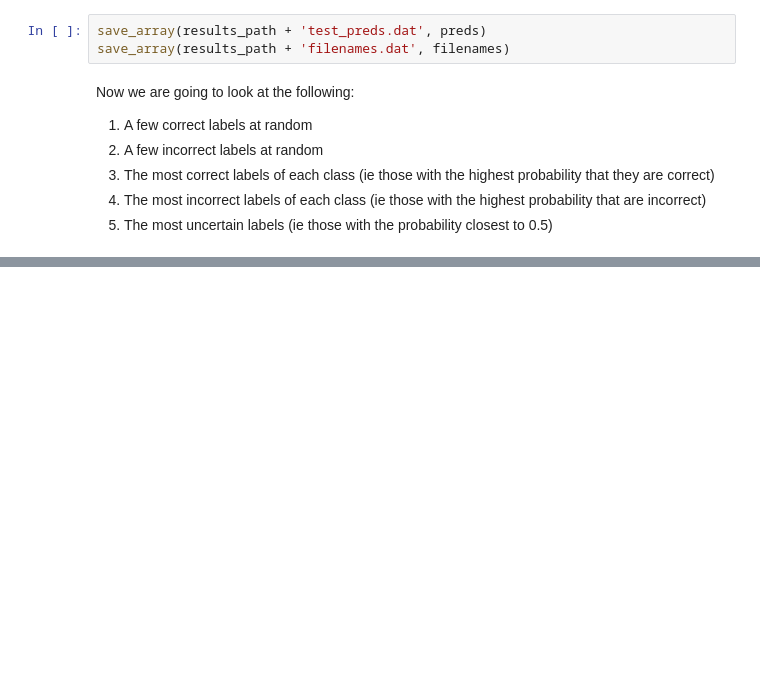
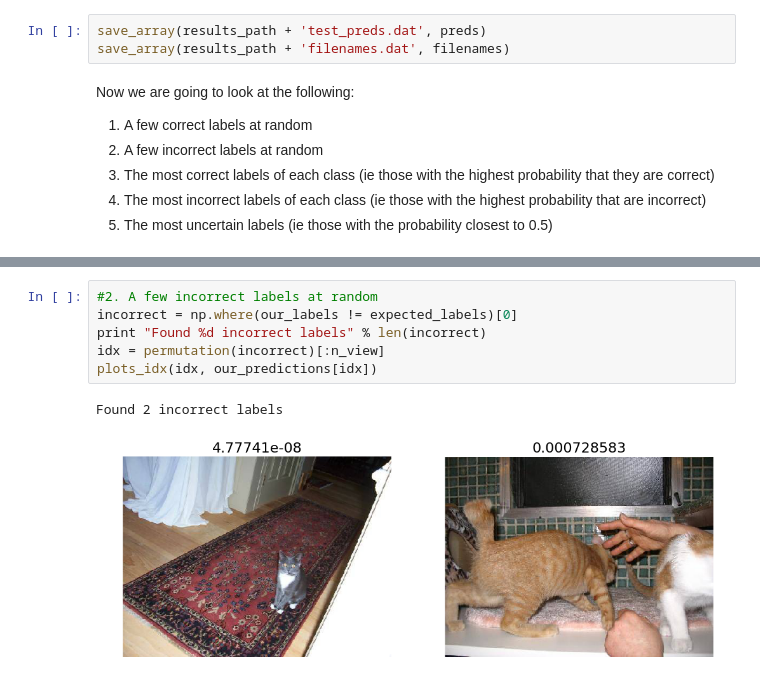
Before and after one commit to organicmatters/Learnfastai, a Jupyter notebook: deeplearning1/nbs/lesson1self.ipynb, the cells around one changed output, grey strips where cells are left out. Drawn from its saved outputs; the diff is of its cells as text; blank space fills up the shorter version.

```diff
--- a/deeplearning1/nbs/lesson1self.ipynb
+++ b/deeplearning1/nbs/lesson1self.ipynb
@@ -237,0 +260,9 @@ val_batches, probs = vgg.test(valid_path, batch_size = batch_size)
+# %%
+#2. A few incorrect labels at random
+incorrect = np.where(our_labels != expected_labels)[0]
+print "Found %d incorrect labels" % len(incorrect)
+idx = permutation(incorrect)[:n_view]
+plots_idx(idx, our_predictions[idx])
+# %% [output]
+Found 2 incorrect labels
+[figure, added]
```
Also changed, not shown: parts of 32 cells of this notebook.
